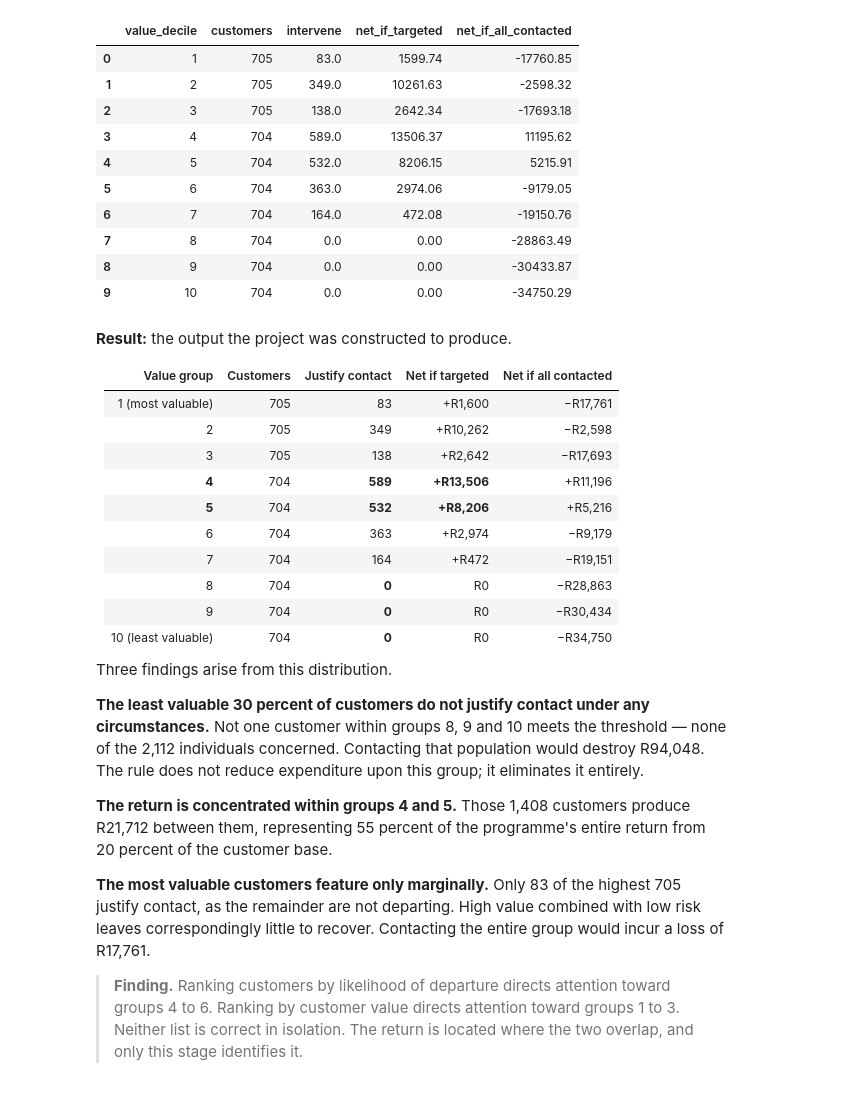
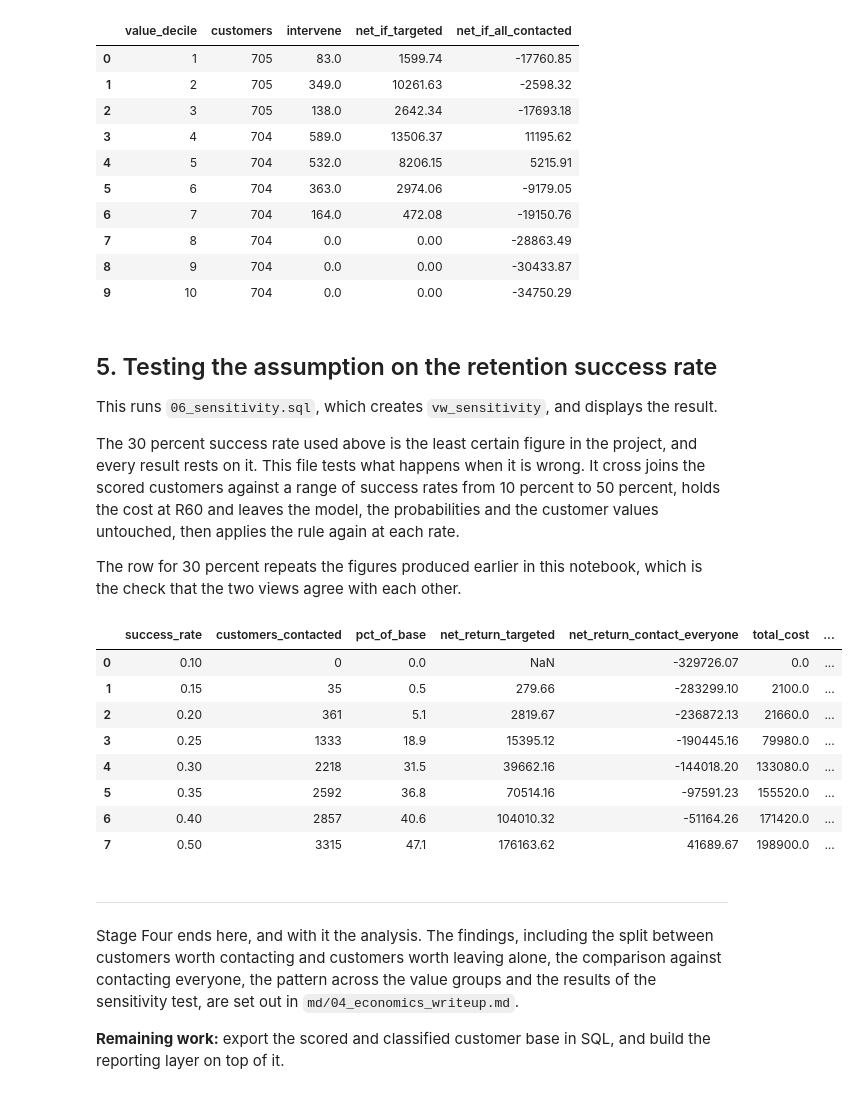
Before and after one commit to MainDevWork/Customer_Lifetime_Value_Churn_Prediction, a Jupyter notebook: ipynb/04_economics.ipynb, the cells around one changed output. Saved outputs shown, nothing was run; the diff lists cells and outputs as text; code cells hidden in the pictures.

```diff
--- a/ipynb/04_economics.ipynb
+++ b/ipynb/04_economics.ipynb
@@ -167,27 +116,32 @@ con.execute("""
 | 8 | 9 | 704 | 0.0 | 0.00 | -30433.87 |
 | 9 | 10 | 704 | 0.0 | 0.00 | -34750.29 |
 # %% [markdown]
-**Result:** the output the project was constructed to produce.
+## 5. Testing the assumption on the retention success rate
 
-| Value group | Customers | Justify contact | Net if targeted | Net if all contacted |
-|---|---|---|---|---|
-| 1 (most valuable) | 705 | 83 | +R1,600 | −R17,761 |
-| 2 | 705 | 349 | +R10,262 | −R2,598 |
-| 3 | 705 | 138 | +R2,642 | −R17,693 |
-| **4** | 704 | **589** | **+R13,506** | +R11,196 |
-| **5** | 704 | **532** | **+R8,206** | +R5,216 |
-| 6 | 704 | 363 | +R2,974 | −R9,179 |
-| 7 | 704 | 164 | +R472 | −R19,151 |
-| 8 | 704 | **0** | R0 | −R28,863 |
-| 9 | 704 | **0** | R0 | −R30,434 |
-| 10 (least valuable) | 704 | **0** | R0 | −R34,750 |
+This runs `06_sensitivity.sql`, which creates `vw_sensitivity`, and displays the result.
 
-Three findings arise from this distribution.
+The 30 percent success rate used above is the least certain figure in the project, and every result rests on it. This file tests what happens when it is wrong. It cross joins the scored customers against a range of success rates from 10 percent to 50 percent, holds the cost at R60 and leaves the model, the probabilities and the customer values untouched, then applies the rule again at each rate.
 
-**The least valuable 30 percent of customers do not justify contact under any circumstances.** Not one customer within groups 8, 9 and 10 meets the threshold — none of the 2,112 individuals concerned. Contacting that population would destroy R94,048. The rule does not reduce expenditure upon this group; it eliminates it entirely.
-
-**The return is concentrated within groups 4 and 5.** Those 1,408 customers produce R21,712 between them, representing 55 percent of the programme's entire return from 20 percent of the customer base.
-
-**The most valuable customers feature only marginally.** Only 83 of the highest 705 justify contact, as the remainder are not departing. High value combined with low risk leaves correspondingly little to recover. Contacting the entire group would incur a loss of R17,761.
-
-> **Finding.** Ranking customers by likelihood of departure directs attention toward groups 4 to 6. Ranking by customer value directs attention toward groups 1 to 3. Neither list is correct in isolation. The return is located where the two overlap, and only this stage identifies it.
+The row for 30 percent repeats the figures produced earlier in this notebook, which is the check that the two views agree with each other.
+# %%
+with open('../sql/06_sensitivity.sql', 'r') as f:
+    con.execute(f.read())
+
+sensitivity = con.execute("SELECT * FROM vw_sensitivity").df()
+sensitivity
+# %% [output]
+|  | success_rate | customers_contacted | pct_of_base | net_return_targeted | net_return_contact_everyone | total_cost | ... |
+| 0 | 0.10 | 0 | 0.0 | NaN | -329726.07 | 0.0 | ... |
+| 1 | 0.15 | 35 | 0.5 | 279.66 | -283299.10 | 2100.0 | ... |
+| 2 | 0.20 | 361 | 5.1 | 2819.67 | -236872.13 | 21660.0 | ... |
+| 3 | 0.25 | 1333 | 18.9 | 15395.12 | -190445.16 | 79980.0 | ... |
+| 4 | 0.30 | 2218 | 31.5 | 39662.16 | -144018.20 | 133080.0 | ... |
+| 5 | 0.35 | 2592 | 36.8 | 70514.16 | -97591.23 | 155520.0 | ... |
+| 6 | 0.40 | 2857 | 40.6 | 104010.32 | -51164.26 | 171420.0 | ... |
+| 7 | 0.50 | 3315 | 47.1 | 176163.62 | 41689.67 | 198900.0 | ... |
+# %% [markdown]
+---
+
+Stage Four ends here, and with it the analysis. The findings, including the split between customers worth contacting and customers worth leaving alone, the comparison against contacting everyone, the pattern across the value groups and the results of the sensitivity test, are set out in `md/04_economics_writeup.md`.
+
+**Remaining work:** export the scored and classified customer base in SQL, and build the reporting layer on top of it.
```
Also changed, not shown: parts of 4 cells of this notebook, 8 other files.
